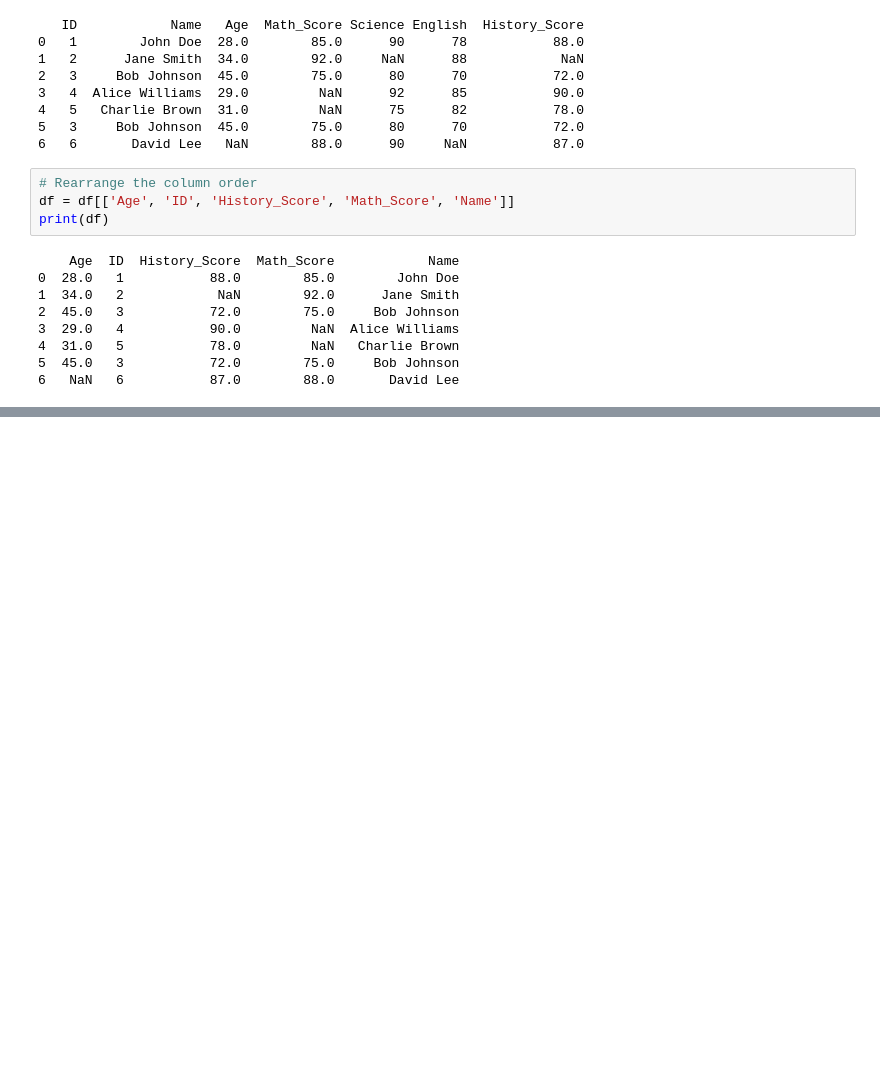
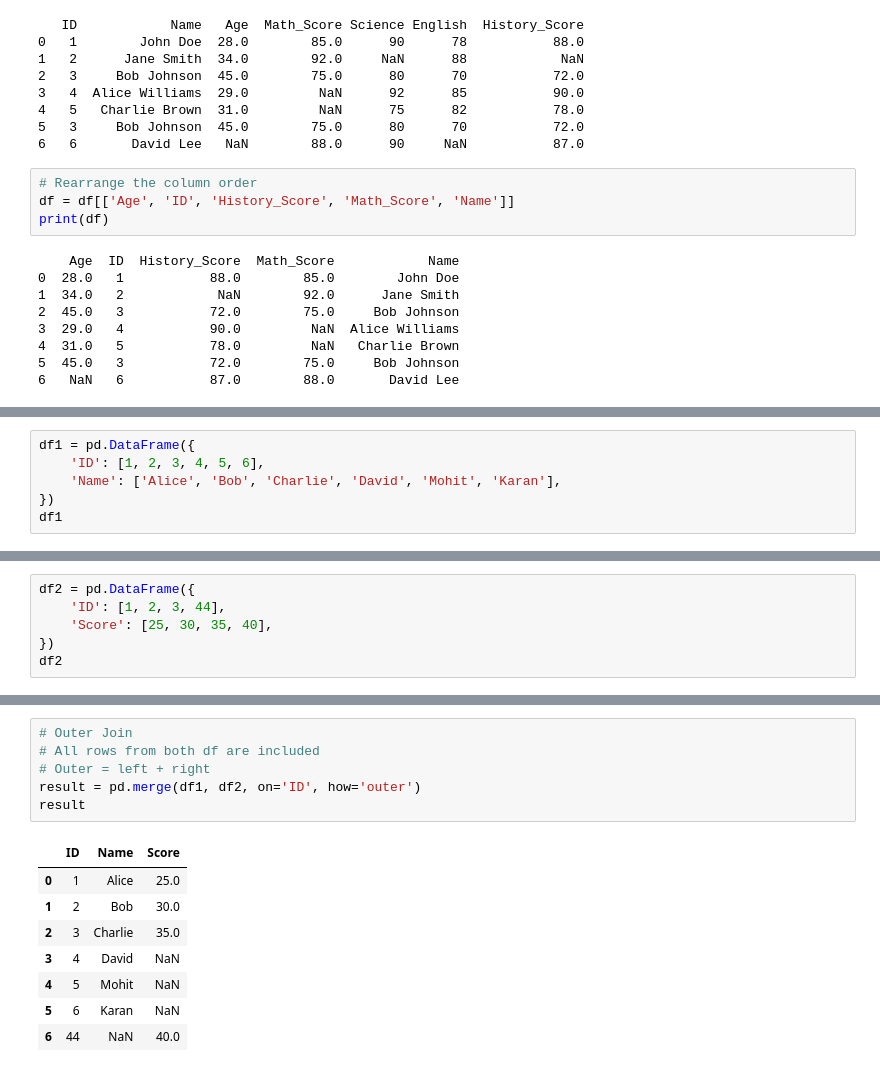
Before and after one commit to mohitsingh109/Learning-Python-March, a Jupyter notebook: Pandas.ipynb, the cells around one changed output, grey strips where cells are left out. Saved outputs shown, nothing was run; the diff lists cells and outputs as text; blank space fills up the shorter version.

Commit message:
merge & concat

```diff
--- a/Pandas.ipynb
+++ b/Pandas.ipynb
@@ -676,0 +687,6 @@ print(df)
+# %%
+df1 = pd.DataFrame({
+    'ID': [1, 2, 3, 4, 5, 6],
+    'Name': ['Alice', 'Bob', 'Charlie', 'David', 'Mohit', 'Karan'],
+})
+df1
@@ -676,0 +701,6 @@ print(df)
+# %%
+df2 = pd.DataFrame({
+    'ID': [1, 2, 3, 44],
+    'Score': [25, 30, 35, 40],
+})
+df2
@@ -676,0 +747,15 @@ print(df)
+# %%
+# Outer Join
+# All rows from both df are included
+# Outer = left + right
+result = pd.merge(df1, df2, on='ID', how='outer')
+result
+# %% [output]
+|  | ID | Name | Score |
+| 0 | 1 | Alice | 25.0 |
+| 1 | 2 | Bob | 30.0 |
+| 2 | 3 | Charlie | 35.0 |
+| 3 | 4 | David | NaN |
+| 4 | 5 | Mohit | NaN |
+| 5 | 6 | Karan | NaN |
+| 6 | 44 | NaN | 40.0 |
```
Also changed, not shown: parts of 26 cells of this notebook.
